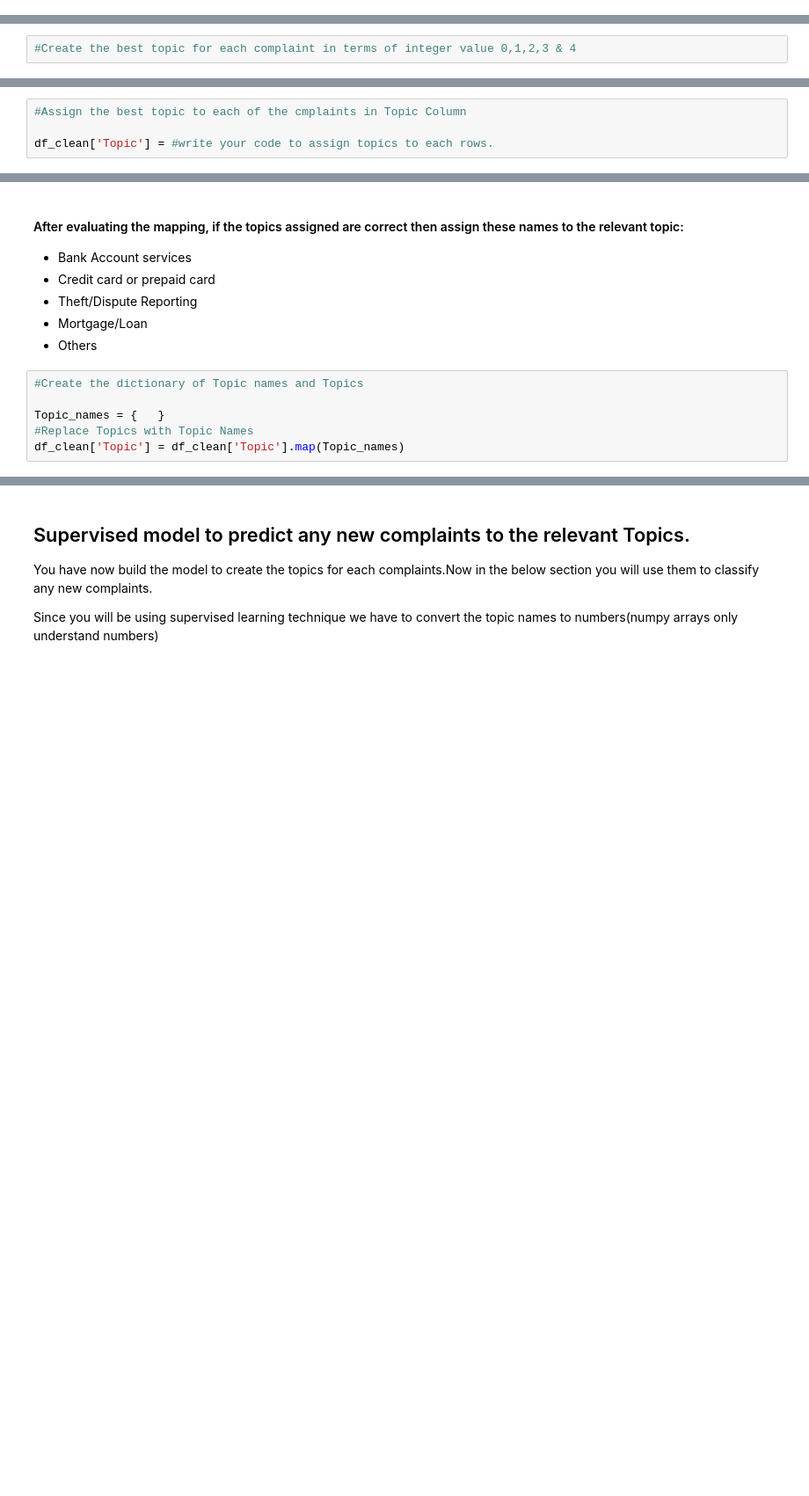
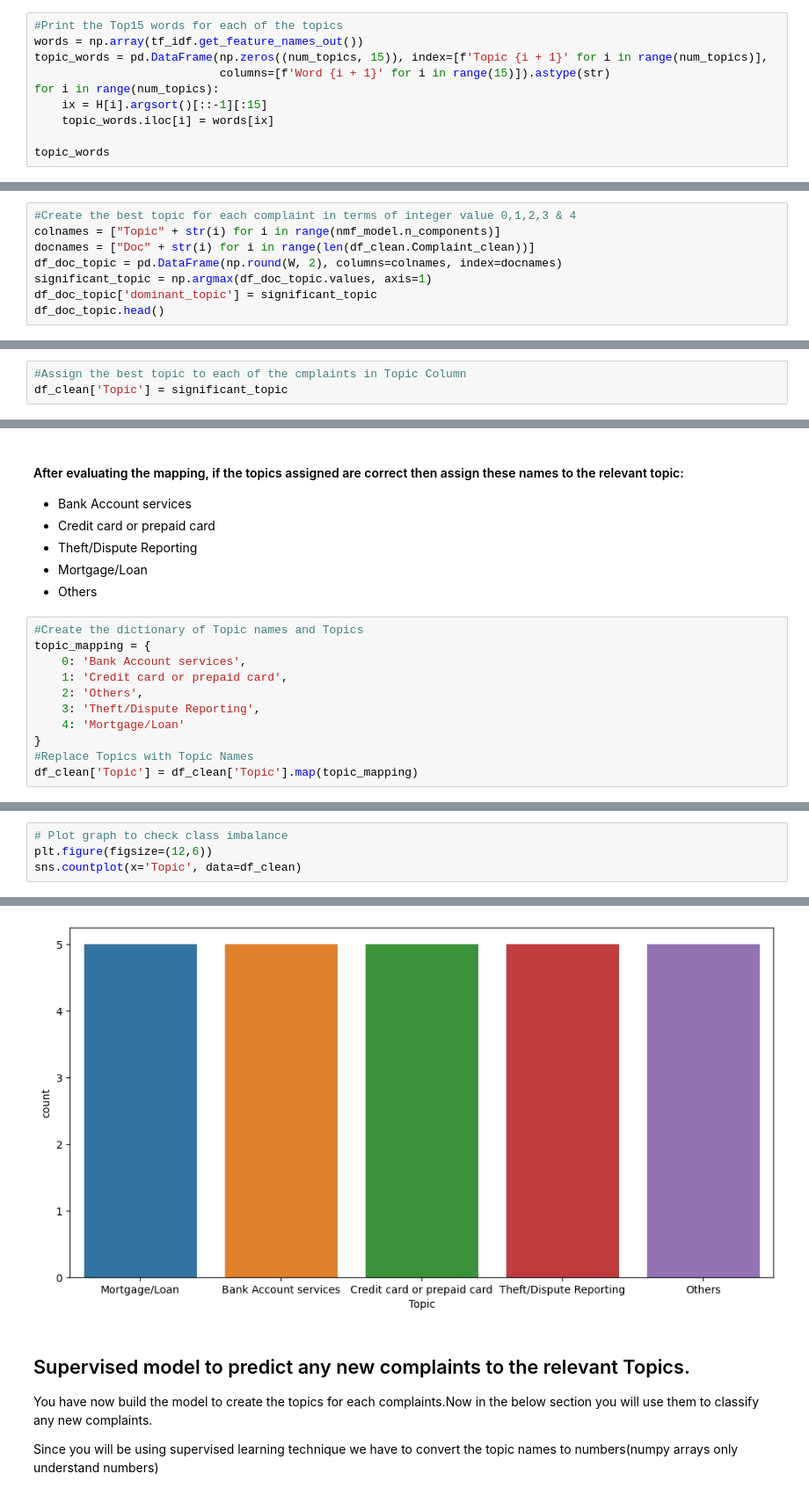
Before and after one commit to SanjayaKumarSahoo/automatic-ticket-classification, a Jupyter notebook: Automatic_Ticket_Classification_Assignment.ipynb, the cells around one changed output, grey strips where cells are left out. Shown: that part at 88% size. Cells and saved outputs as stored; diff of their text form; blank space fills up the shorter version.

```diff
--- a/Automatic_Ticket_Classification_Assignment.ipynb
+++ b/Automatic_Ticket_Classification_Assignment.ipynb
@@ -567,0 +545,10 @@ len(tfidf.get_feature_names())
+# %%
+#Print the Top15 words for each of the topics
+words = np.array(tf_idf.get_feature_names_out())
+topic_words = pd.DataFrame(np.zeros((num_topics, 15)), index=[f'Topic {i + 1}' for i in range(num_topics)],
+                           columns=[f'Word {i + 1}' for i in range(15)]).astype(str)
+for i in range(num_topics):
+    ix = H[i].argsort()[::-1][:15]
+    topic_words.iloc[i] = words[ix]
+
+topic_words
@@ -568,2 +562,8 @@ len(tfidf.get_feature_names())
 # %%
 #Create the best topic for each complaint in terms of integer value 0,1,2,3 & 4
+colnames = ["Topic" + str(i) for i in range(nmf_model.n_components)]
+docnames = ["Doc" + str(i) for i in range(len(df_clean.Complaint_clean))]
+df_doc_topic = pd.DataFrame(np.round(W, 2), columns=colnames, index=docnames)
+significant_topic = np.argmax(df_doc_topic.values, axis=1)
+df_doc_topic['dominant_topic'] = significant_topic
+df_doc_topic.head()
@@ -570,4 +577,3 @@ len(tfidf.get_feature_names())
 # %%
 #Assign the best topic to each of the cmplaints in Topic Column
-
-df_clean['Topic'] = #write your code to assign topics to each rows.
+df_clean['Topic'] = significant_topic
@@ -586,7 +622,12 @@ df_clean.sort_values('Topic')
 * Others
 # %%
 #Create the dictionary of Topic names and Topics
-
-Topic_names = {   }
+topic_mapping = {
+    0: 'Bank Account services',
+    1: 'Credit card or prepaid card',
+    2: 'Others',
+    3: 'Theft/Dispute Reporting',
+    4: 'Mortgage/Loan'
+}
 #Replace Topics with Topic Names
-df_clean['Topic'] = df_clean['Topic'].map(Topic_names)
+df_clean['Topic'] = df_clean['Topic'].map(topic_mapping)
@@ -594,0 +659,5 @@ df_clean
+# %%
+# Plot graph to check class imbalance
+plt.figure(figsize=(12,6))
+sns.countplot(x='Topic', data=df_clean)
+# %% [output]
@@ -595,3 +665,4 @@ df_clean
+[figure, added]
 # %% [markdown]
 ## Supervised model to predict any new complaints to the relevant Topics.
 
```
Also changed, not shown: parts of 21 cells of this notebook.
